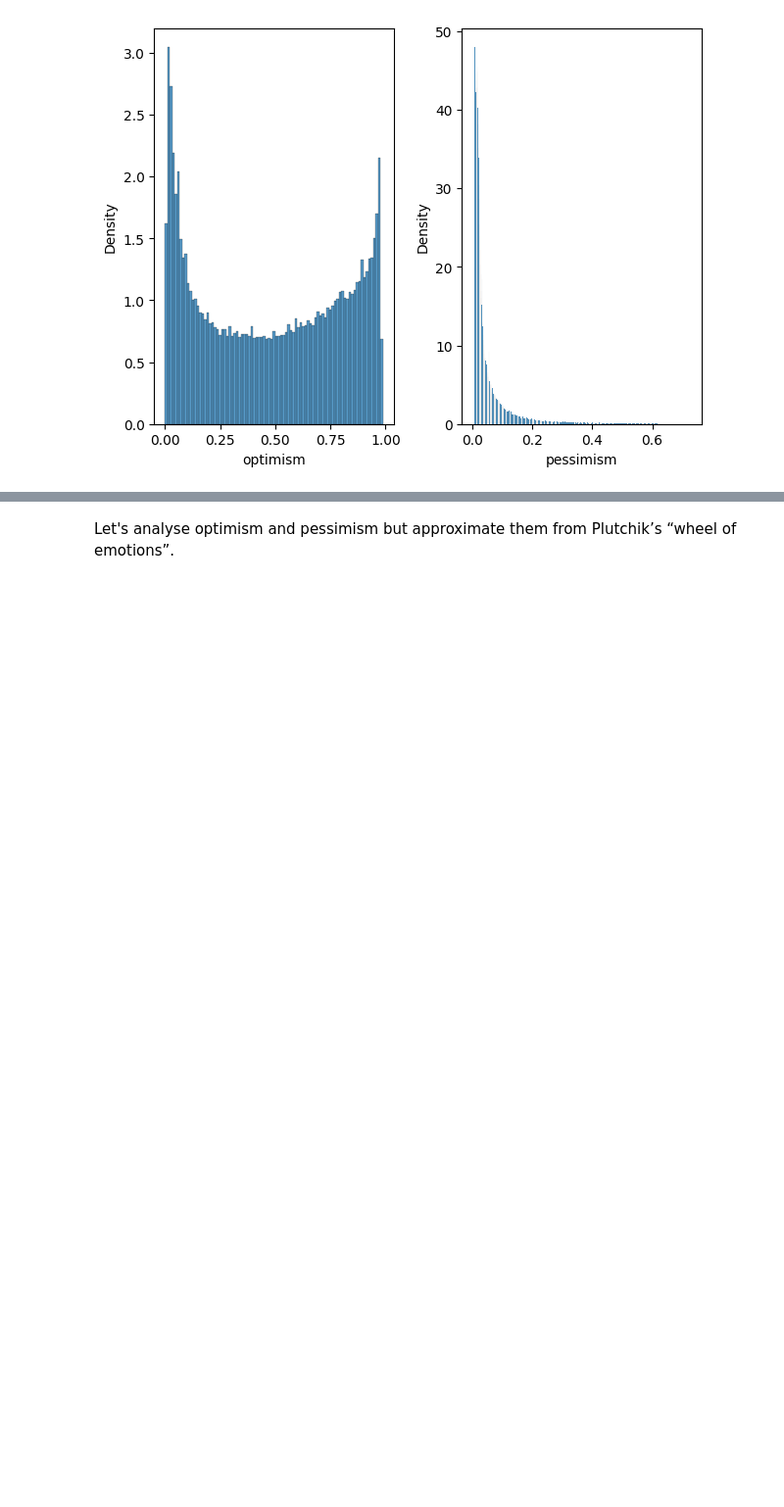
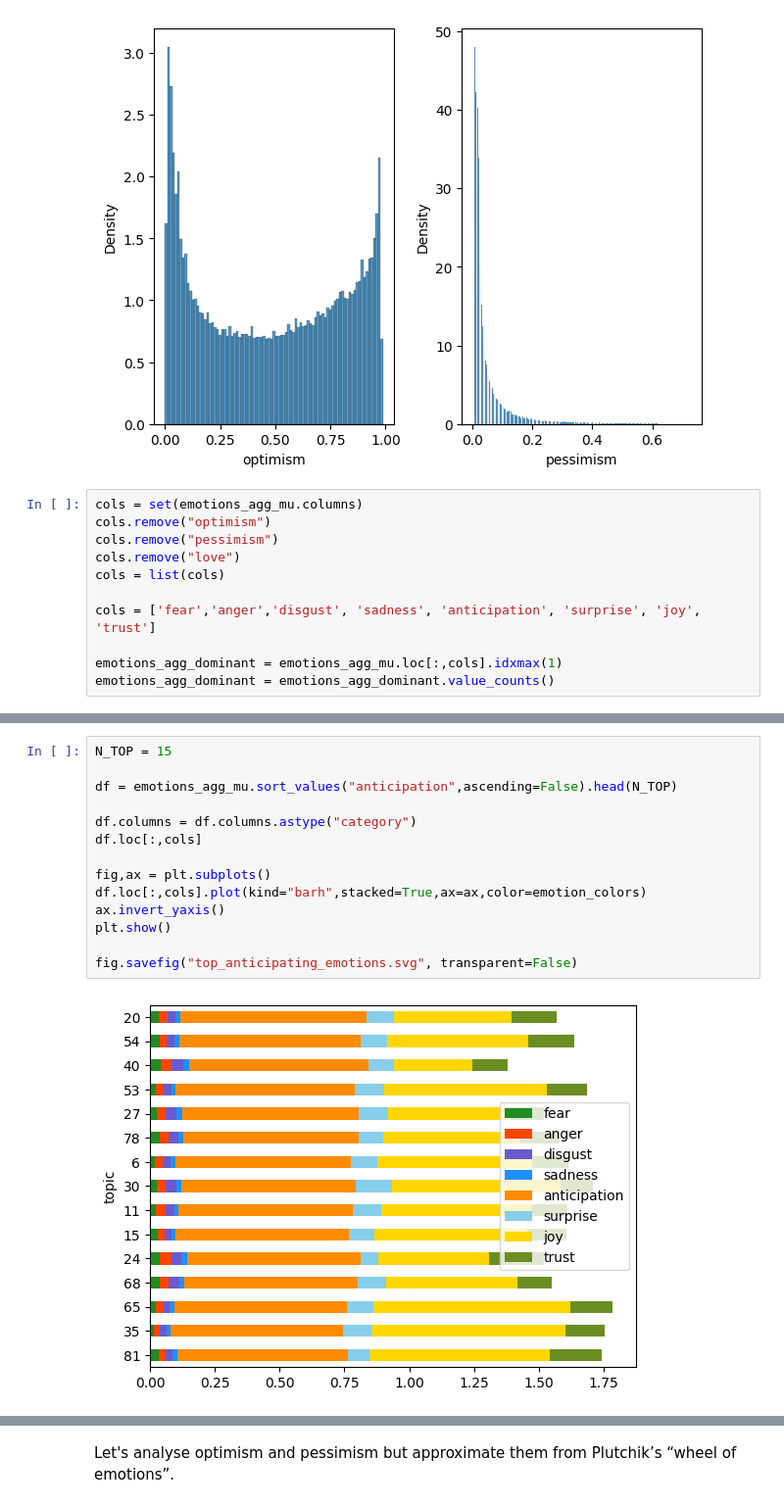
Before and after one commit to maciejskorski/anticipatio, a Jupyter notebook: src/Emotions.ipynb, the cells around one changed output, grey strips where cells are left out. Shown at 98% size. Cells and saved outputs as stored; diff of their text form; blank space fills up the shorter version.

```diff
--- a/src/Emotions.ipynb
+++ b/src/Emotions.ipynb
@@ -73,3 +73,14 @@ sns.histplot(emotions['pessimism'],stat='density',ax=ax,label='pessimism')
 plt.tight_layout()
 # %% [output]
 [figure]
+# %%
+cols = set(emotions_agg_mu.columns)
+cols.remove("optimism")
+cols.remove("pessimism")
+cols.remove("love")
+cols = list(cols)
+
+cols = ['fear','anger','disgust', 'sadness', 'anticipation', 'surprise', 'joy', 'trust']
+
+emotions_agg_dominant = emotions_agg_mu.loc[:,cols].idxmax(1)
+emotions_agg_dominant = emotions_agg_dominant.value_counts()
@@ -75,0 +135,16 @@ plt.tight_layout()
+# %%
+N_TOP = 15
+
+df = emotions_agg_mu.sort_values("anticipation",ascending=False).head(N_TOP)
+
+df.columns = df.columns.astype("category")
+df.loc[:,cols]
+
+fig,ax = plt.subplots()
+df.loc[:,cols].plot(kind="barh",stacked=True,ax=ax,color=emotion_colors)
+ax.invert_yaxis()
+plt.show()
+
+fig.savefig("top_anticipating_emotions.svg", transparent=False)
+# %% [output]
+[figure, added]
```
Also changed, not shown: parts of 9 cells of this notebook.
